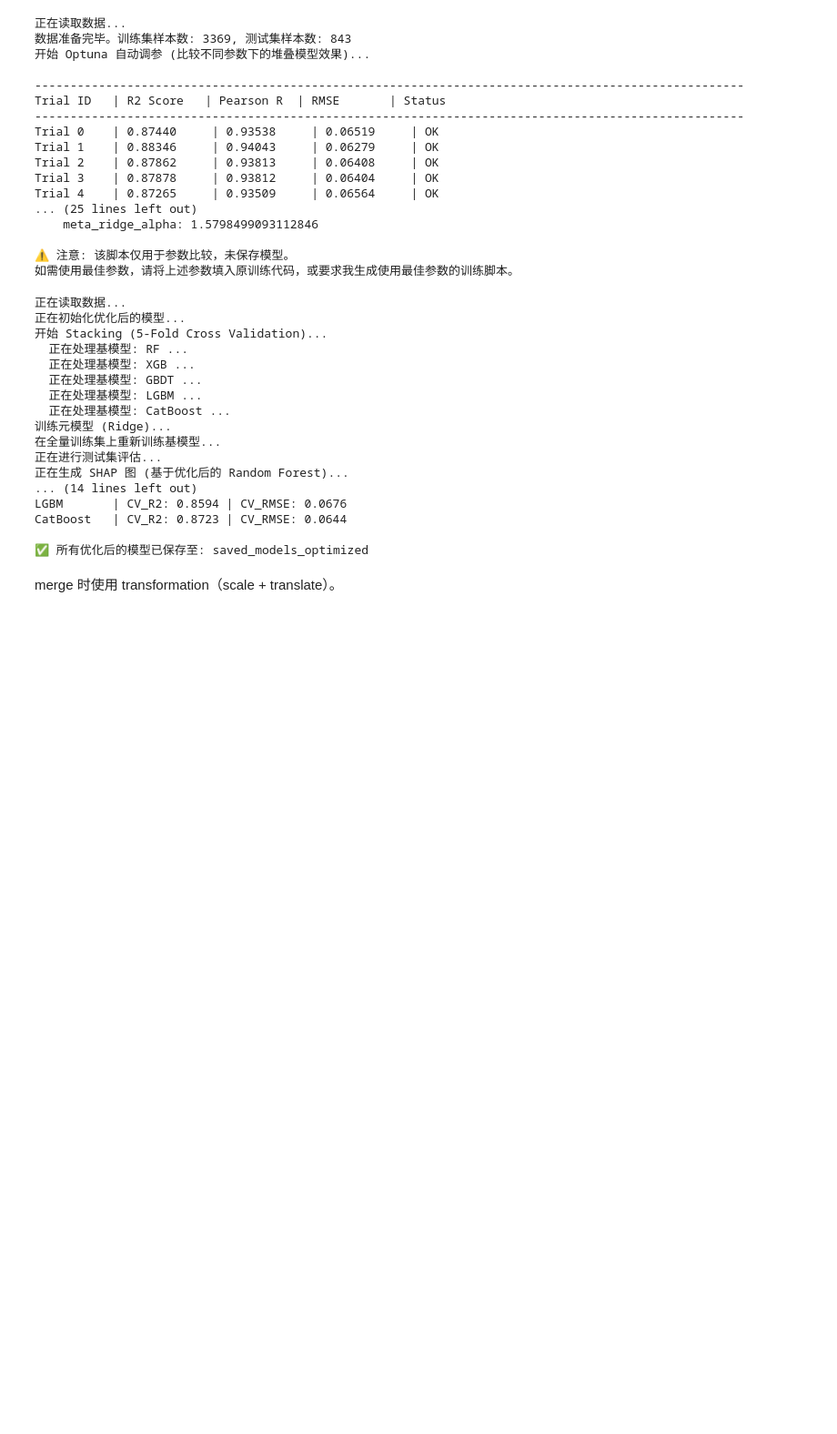
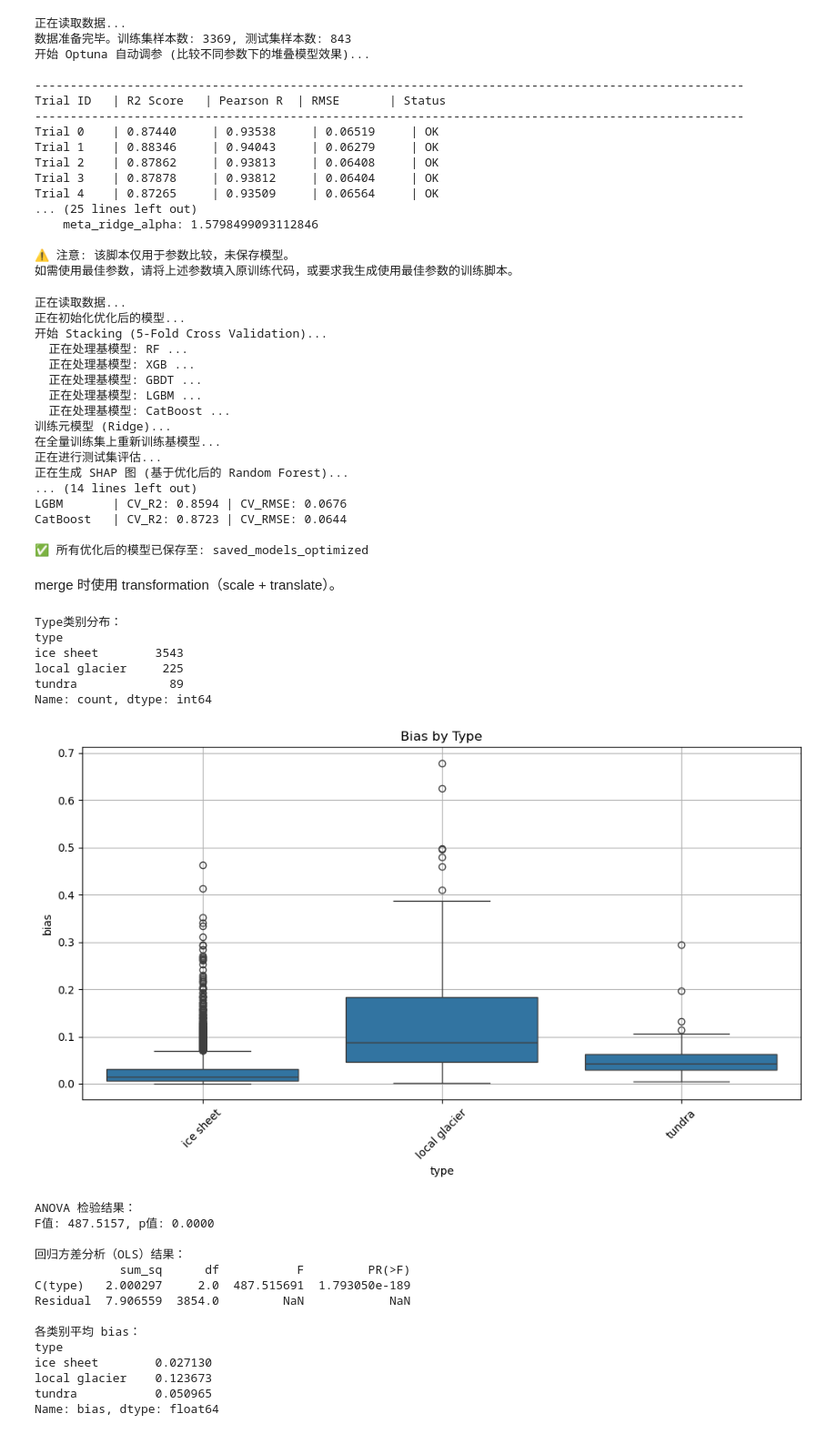
Before and after one commit to OneBasil/GreenlandAlbedo, a Jupyter notebook: final_model.ipynb, the cells around one changed output. Shown at 91% size. Saved outputs shown, nothing was run; the diff lists cells and outputs as text; code cells hidden in the pictures; blank space fills up the shorter version.

```diff
--- a/final_model.ipynb
+++ b/final_model.ipynb
@@ -1749,3 +1749,69 @@ merge_figures(
 )
 # %% [markdown]
 merge 时使用 transformation（scale + translate）。
+# %%
+import pandas as pd
+import matplotlib.pyplot as plt
+import seaborn as sns
+import statsmodels.api as sm
+import statsmodels.formula.api as smf
+from scipy.stats import f_oneway
+
+# 读取数据
+file_path = r"C:\greenland\1995bu\model&station_distance_with_type.csv"
+df = pd.read_csv(file_path)
+
+# 去除缺失
+df = df.dropna(subset=['bias', 'type'])
+
+# 显示不同类别数量
+print("Type类别分布：")
+print(df['type'].value_counts())
+
+# ===== 可视化 bias 在各类 type 下的分布 =====
+plt.figure(figsize=(10, 6))
+sns.boxplot(x='type', y='bias', data=df)
+plt.xticks(rotation=45)
+plt.title('Bias by Type')
+plt.tight_layout()
+plt.grid(True)
+plt.show()
+
+# ===== 方差分析 ANOVA =====
+groups = [group['bias'].values for name, group in df.groupby('type')]
+f_stat, p_val = f_oneway(*groups)
+print("ANOVA 检验结果：")
+print(f"F值: {f_stat:.4f}, p值: {p_val:.4f}")
+
+# ===== 用回归方式进一步建模 =====
+model = smf.ols('bias ~ C(type)', data=df).fit()
+anova_table = sm.stats.anova_lm(model, typ=2)
+
+print("\n回归方差分析（OLS）结果：")
+print(anova_table)
+
+# 可选：输出每个type的平均bias
+print("\n各类别平均 bias：")
+print(df.groupby("type")["bias"].mean())
+# %% [output]
+Type类别分布：
+type
+ice sheet        3543
+local glacier     225
+tundra             89
+Name: count, dtype: int64
+[figure, added]
+ANOVA 检验结果：
+F值: 487.5157, p值: 0.0000
+
+回归方差分析（OLS）结果：
+            sum_sq      df           F         PR(>F)
+C(type)   2.000297     2.0  487.515691  1.793050e-189
+Residual  7.906559  3854.0         NaN            NaN
+
+各类别平均 bias：
+type
+ice sheet        0.027130
+local glacier    0.123673
+tundra           0.050965
+Name: bias, dtype: float64
```
Also changed, not shown: parts of 1 cell of this notebook, 5 other files.
